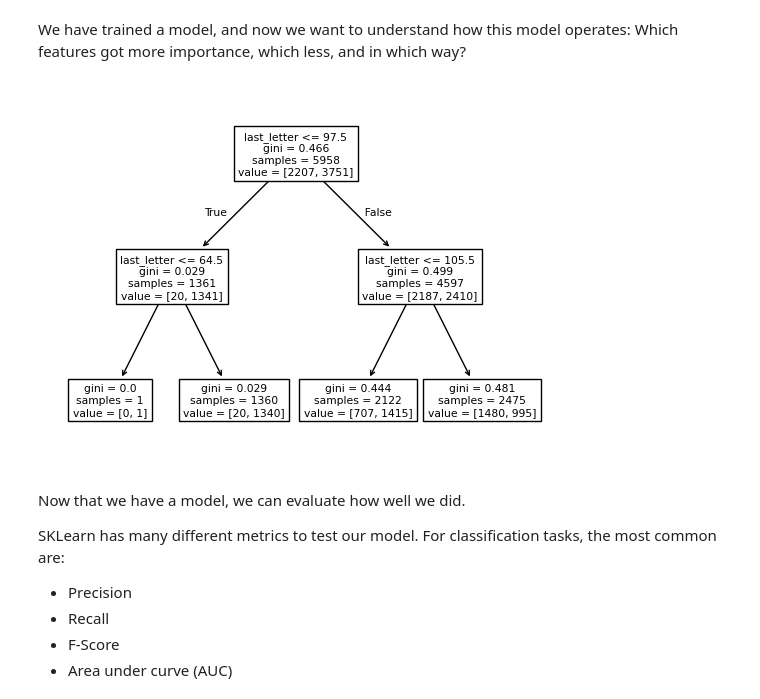
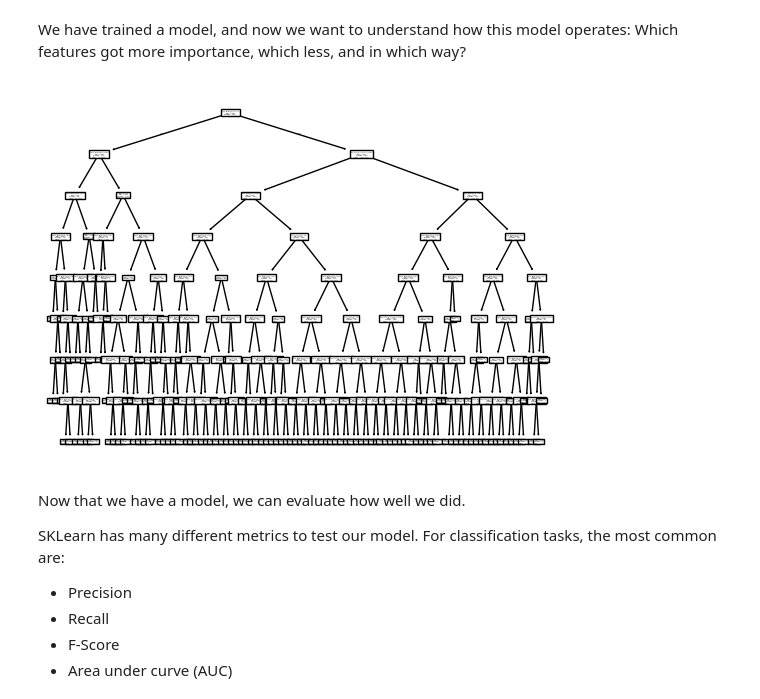
Before and after one commit to larajakl/Machine-Learning, a Jupyter notebook: 02_Gender_Identification_with_Decision_Tree.ipynb, the cells around one changed output. Drawn from its saved outputs; the diff is of its cells as text; code cells hidden in the pictures.

```diff
--- a/02_Gender_Identification_with_Decision_Tree.ipynb
+++ b/02_Gender_Identification_with_Decision_Tree.ipynb
@@ -278,7 +278,7 @@ assert len(X_test) == len(y_test)
 # %% [markdown]
 It is the time to initialize our [Decision Tree](https://scikit-learn.org/stable/modules/generated/sklearn.tree.DecisionTreeClassifier.html):
 # %%
-clf = tree.DecisionTreeClassifier(max_depth=2, random_state=1234)
+clf = tree.DecisionTreeClassifier(max_depth=8, random_state=1234)
 # %% [markdown]
 And of course, we need our Feature Function again.
 However, unlike NLTK, which required a **dictionary** of features, when working with SKLearn, we need to use a **list** of numerical features (a vector).
@@ -294,7 +294,16 @@ def gender_feature_function(first_name: str) -> list[float]:
 
   Returns:
     A list of numerical features
+
   """
-  last_letter_code = ord(first_name[-1])
-  return [last_letter_code]  # list of numerical features
+  last_letter_in_unicode = ord(first_name[-1])
+  length = len(first_name)
+  count_vowels = sum(1 for char in first_name if char in 'aeiou')
+  last_2_letters = (ord(first_name[-2]) if len(first_name) > 1 else 0, ord(first_name[-1]))
+  common_suffixes_female = ["ia", "ina", "ra", "na", "ette", "son", "lyn", "er", "ie", ]
+  has_suffix = any(first_name.lower().endswith(suffix) for suffix in common_suffixes_female)
+
+  list_numerical_features = [last_letter_in_unicode, length, count_vowels, last_2_letters[0], last_2_letters[1], has_suffix]
+
+  return list_numerical_features
 # %%
@@ -347,10 +365,10 @@ clf = clf.fit(X_train, y_train)
 # %% [markdown]
 We have trained a model, and now we want to understand how this model operates: Which features got more importance, which less, and in which way?
 # %%
-tree.plot_tree(clf, feature_names = ["last_letter"])
+tree.plot_tree(clf, feature_names = ["last_letter_in_unicode", "length", "count_vowels", "last_2_letters[0]", "last_2_letters[1]", "has_suffix"])
 plt.show()
 # %% [output]
-[figure, old version]
+[figure, new version]
 # %% [markdown]
 Now that we have a model, we can evaluate how well we did.
 
```
Also changed, not shown: parts of 14 cells of this notebook.
